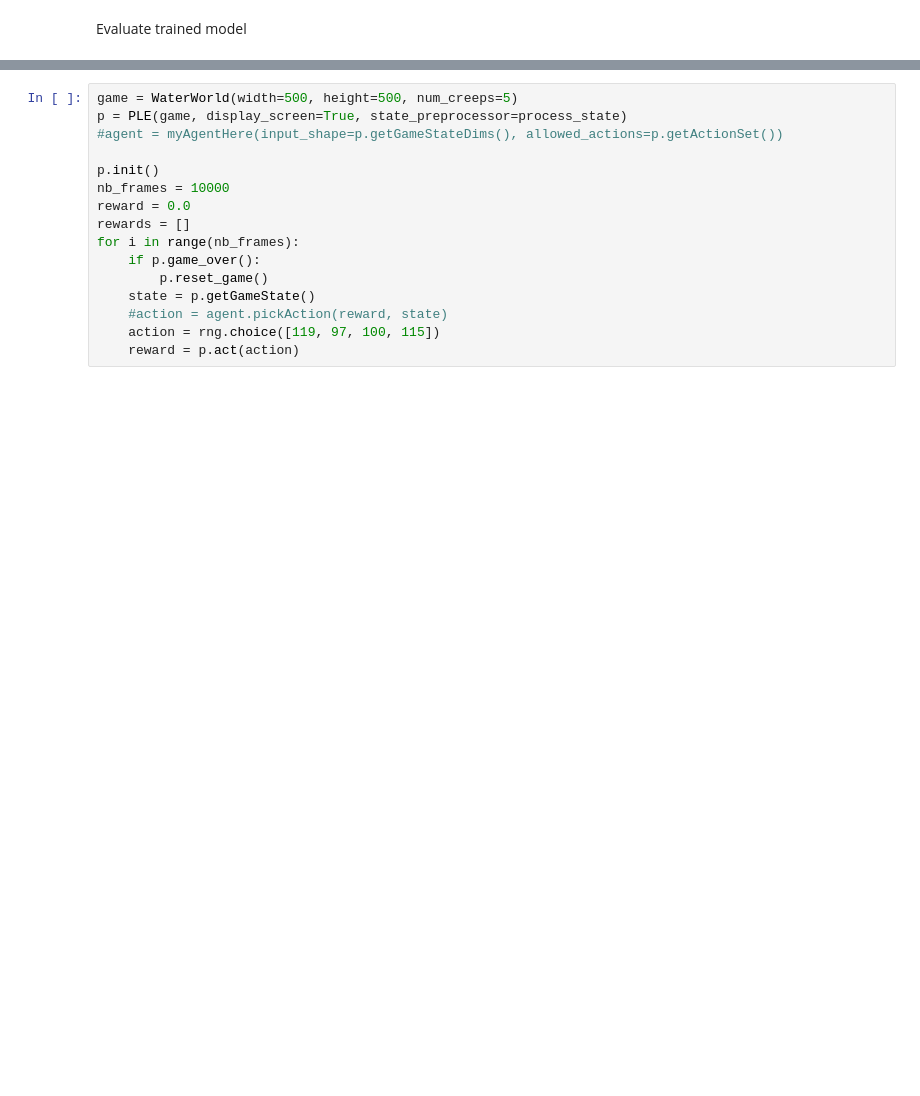
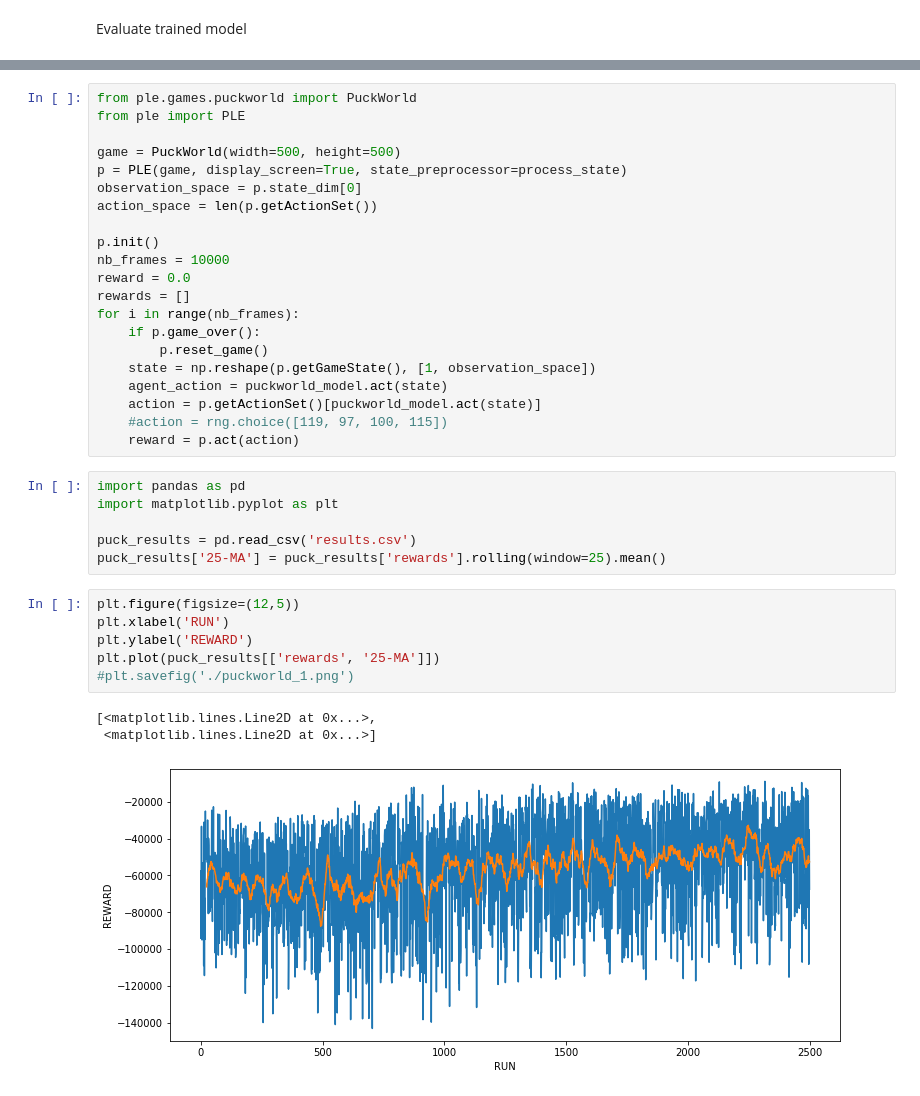
Before and after one commit to colbyw5/rl_work, a Jupyter notebook: rl_work/puck_world.ipynb, the cells around one changed output, grey strips where cells are left out. Cells and saved outputs as stored; diff of their text form; blank space fills up the shorter version.

Commit message:
DQN solver updates, reward plots

```diff
--- a/rl_work/puck_world.ipynb
+++ b/rl_work/puck_world.ipynb
@@ -62,7 +75,11 @@ Evaluate trained model
 # %%
-game = WaterWorld(width=500, height=500, num_creeps=5)
+from ple.games.puckworld import PuckWorld
+from ple import PLE
+
+game = PuckWorld(width=500, height=500)
 p = PLE(game, display_screen=True, state_preprocessor=process_state)
-#agent = myAgentHere(input_shape=p.getGameStateDims(), allowed_actions=p.getActionSet())
+observation_space = p.state_dim[0]
+action_space = len(p.getActionSet())
 
 p.init()
 nb_frames = 10000
@@ -71,7 +88,24 @@ rewards = []
 for i in range(nb_frames):
     if p.game_over():
         p.reset_game()
-    state = p.getGameState()
-    #action = agent.pickAction(reward, state)
-    action = rng.choice([119, 97, 100, 115])
+    state = np.reshape(p.getGameState(), [1, observation_space])
+    agent_action = puckworld_model.act(state)
+    action = p.getActionSet()[puckworld_model.act(state)]
+    #action = rng.choice([119, 97, 100, 115])
     reward = p.act(action)
+# %%
+import pandas as pd
+import matplotlib.pyplot as plt
+
+puck_results = pd.read_csv('results.csv')
+puck_results['25-MA'] = puck_results['rewards'].rolling(window=25).mean()
+# %%
+plt.figure(figsize=(12,5))
+plt.xlabel('RUN')
+plt.ylabel('REWARD')
+plt.plot(puck_results[['rewards', '25-MA']])
+#plt.savefig('./puckworld_1.png')
+# %% [output]
+[<matplotlib.lines.Line2D at 0x...>,
+ <matplotlib.lines.Line2D at 0x...>]
+[figure, added]
```
Also changed, not shown: parts of 8 cells of this notebook, 5 other files.
